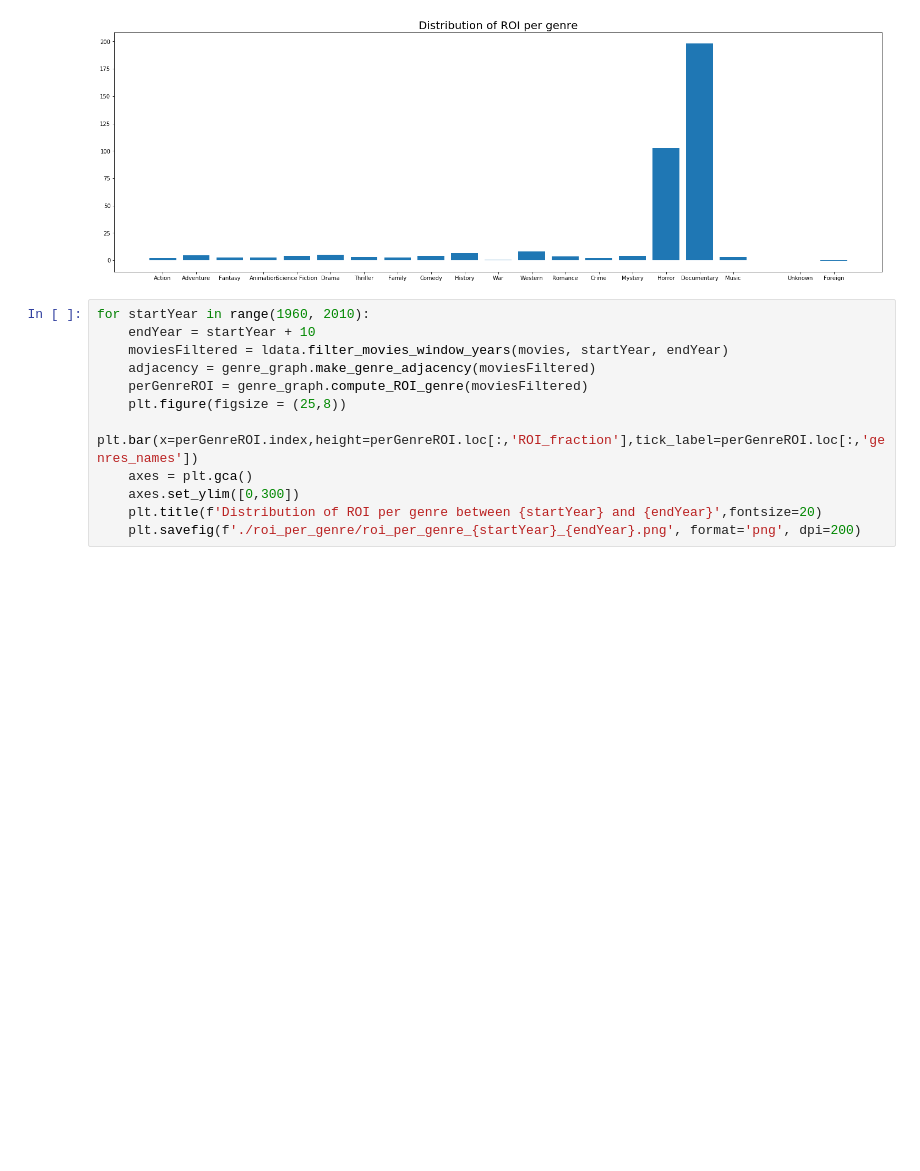
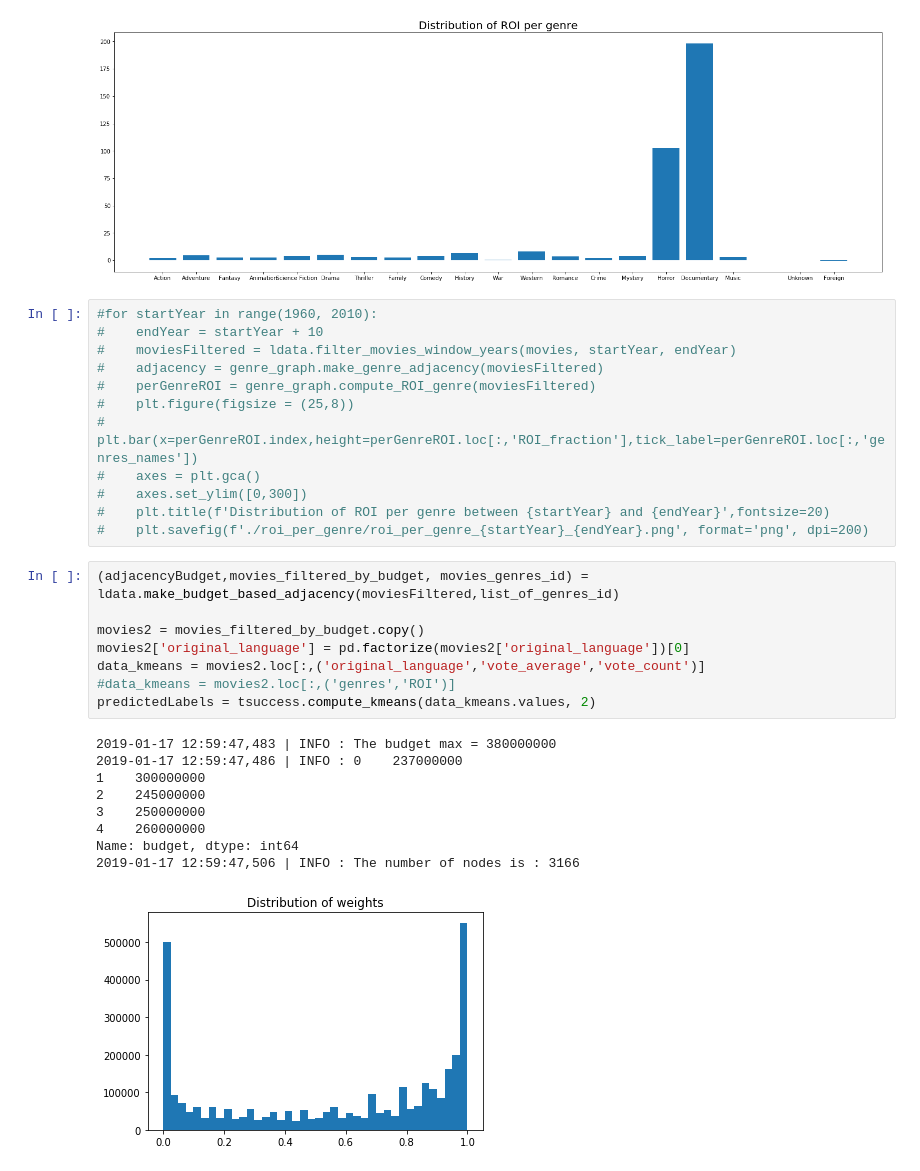
Before and after one commit to swouf/ntds_IMDb_team4, a Jupyter notebook: test_notebook.ipynb, the cells around one changed output. Saved outputs shown, nothing was run; the diff lists cells and outputs as text; blank space fills up the shorter version.

```diff
--- a/test_notebook.ipynb
+++ b/test_notebook.ipynb
@@ -118,14 +119,32 @@ plt.show()
 # %% [output]
 [figure]
 # %%
-for startYear in range(1960, 2010):
-    endYear = startYear + 10
-    moviesFiltered = ldata.filter_movies_window_years(movies, startYear, endYear)
-    adjacency = genre_graph.make_genre_adjacency(moviesFiltered)
-    perGenreROI = genre_graph.compute_ROI_genre(moviesFiltered)
-    plt.figure(figsize = (25,8))
-    plt.bar(x=perGenreROI.index,height=perGenreROI.loc[:,'ROI_fraction'],tick_label=perGenreROI.loc[:,'genres_names'])
-    axes = plt.gca()
-    axes.set_ylim([0,300])
-    plt.title(f'Distribution of ROI per genre between {startYear} and {endYear}',fontsize=20)
-    plt.savefig(f'./roi_per_genre/roi_per_genre_{startYear}_{endYear}.png', format='png', dpi=200)
+#for startYear in range(1960, 2010):
+#    endYear = startYear + 10
+#    moviesFiltered = ldata.filter_movies_window_years(movies, startYear, endYear)
+#    adjacency = genre_graph.make_genre_adjacency(moviesFiltered)
+#    perGenreROI = genre_graph.compute_ROI_genre(moviesFiltered)
+#    plt.figure(figsize = (25,8))
+#    plt.bar(x=perGenreROI.index,height=perGenreROI.loc[:,'ROI_fraction'],tick_label=perGenreROI.loc[:,'genres_names'])
+#    axes = plt.gca()
+#    axes.set_ylim([0,300])
+#    plt.title(f'Distribution of ROI per genre between {startYear} and {endYear}',fontsize=20)
+#    plt.savefig(f'./roi_per_genre/roi_per_genre_{startYear}_{endYear}.png', format='png', dpi=200)
+# %%
+(adjacencyBudget,movies_filtered_by_budget, movies_genres_id) = ldata.make_budget_based_adjacency(moviesFiltered,list_of_genres_id)
+
+movies2 = movies_filtered_by_budget.copy()
+movies2['original_language'] = pd.factorize(movies2['original_language'])[0]
+data_kmeans = movies2.loc[:,('original_language','vote_average','vote_count')]
+#data_kmeans = movies2.loc[:,('genres','ROI')]
+predictedLabels = tsuccess.compute_kmeans(data_kmeans.values, 2)
+# %% [output]
+2019-01-17 12:59:47,483 | INFO : The budget max = 380000000
+2019-01-17 12:59:47,486 | INFO : 0    237000000
+1    300000000
+2    245000000
+3    250000000
+4    260000000
+Name: budget, dtype: int64
+2019-01-17 12:59:47,506 | INFO : The number of nodes is : 3166
+[figure, added]
```
Also changed, not shown: parts of 5 cells of this notebook, 3 other files.
